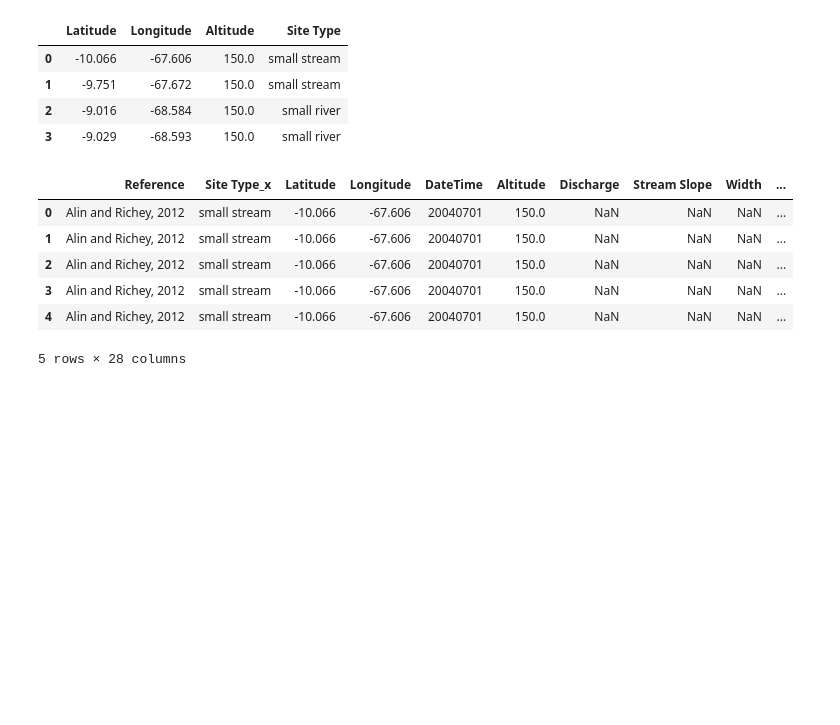
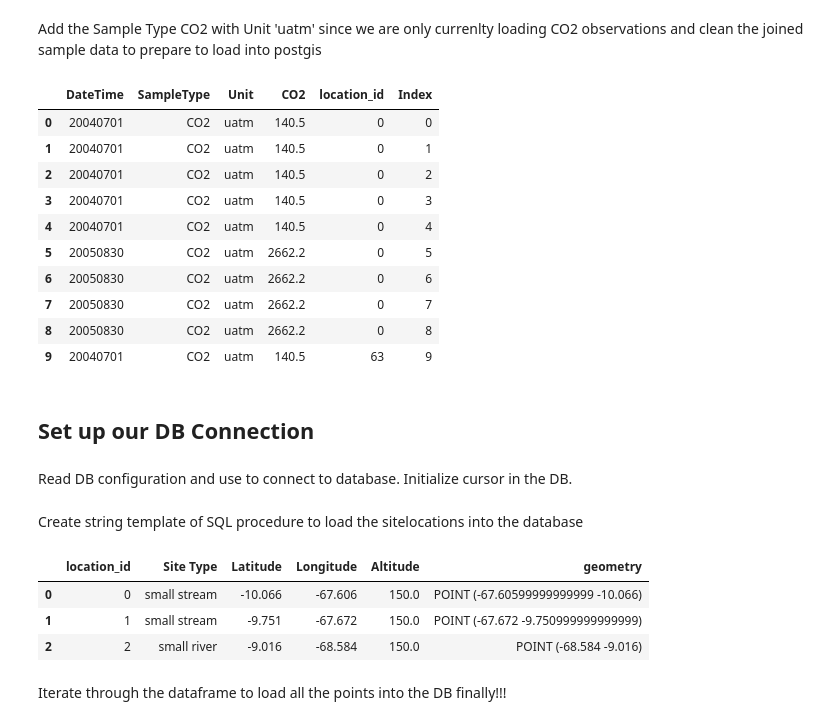
Before and after one commit to geohackweek/ghw2018_web_portal_inlandwater_co2, a Jupyter notebook: notebooks/load_data_to_postgis.ipynb, the cells around one changed output. Saved outputs shown, nothing was run; the diff lists cells and outputs as text; code cells hidden in the pictures; blank space fills up the shorter version.

Commit message:
Finishing up comments and uploading geopandas dataframes to postgres

```diff
--- a/notebooks/load_data_to_postgis.ipynb
+++ b/notebooks/load_data_to_postgis.ipynb
@@ -32,0 +32,6 @@ co2_data_table.head(5)
+# %%
+co2_data_locations = co2_geo_data_table[["Latitude", "Longitude", "Altitude", "Site Type"]].drop_duplicates()
+good_co2_data_locations = co2_data_locations.dropna()
+co2_data_locations_clean = good_co2_data_locations.reset_index(drop='index')
+co2_data_locations_clean.head(5)
+len(co2_data_locations_clean)
@@ -32,0 +42,7 @@ co2_data_table.head(5)
+# %%
+geometry = [Point(xy) for xy in zip(co2_data_locations_clean['Longitude'], co2_data_locations_clean['Latitude'])]
+geometry = GeoSeries(geometry)
+geometry.crs = {'init': 'epsg:4326'}
+co2_geometries = GeoDataFrame(co2_data_locations_clean, geometry=geometry, crs=geometry.crs)
+co2_geometries
+co2_geometries.loc[:, 'location_id'] = co2_geometries.index
@@ -32,0 +58,3 @@ co2_data_table.head(5)
+# %%
+
+samples = gpd.sjoin(co2_geo_data_table, co2_geometries, how="inner", op='intersects')
@@ -32,0 +75,22 @@ co2_data_table.head(5)
+# %% [markdown]
+Add the Sample Type CO2 with Unit 'uatm' since we are only currenlty loading CO2 observations and clean the joined sample data to prepare to load into postgis
+# %%
+samples["SampleType"] = 'CO2'
+samples["Unit"] = 'uatm'
+
+good_samples = samples[["DateTime", "SampleType", "Unit", "CO2", "location_id"]].dropna()
+clean_samples = good_samples[["DateTime", "SampleType", "Unit", "CO2", "location_id"]].reset_index(drop='index')
+clean_samples["Index"] = clean_samples.index
+clean_samples.head(10)
+# %% [output]
+|  | DateTime | SampleType | Unit | CO2 | location_id | Index |
+| 0 | 20040701 | CO2 | uatm | 140.5 | 0 | 0 |
+| 1 | 20040701 | CO2 | uatm | 140.5 | 0 | 1 |
+| 2 | 20040701 | CO2 | uatm | 140.5 | 0 | 2 |
+| 3 | 20040701 | CO2 | uatm | 140.5 | 0 | 3 |
+| 4 | 20040701 | CO2 | uatm | 140.5 | 0 | 4 |
+| 5 | 20050830 | CO2 | uatm | 2662.2 | 0 | 5 |
+| 6 | 20050830 | CO2 | uatm | 2662.2 | 0 | 6 |
+| 7 | 20050830 | CO2 | uatm | 2662.2 | 0 | 7 |
+| 8 | 20050830 | CO2 | uatm | 2662.2 | 0 | 8 |
+| 9 | 20040701 | CO2 | uatm | 140.5 | 63 | 9 |
@@ -33,3 +101,7 @@ co2_data_table.head(5)
+# %% [markdown]
+## Set up our DB Connection
+# %% [markdown]
+Read DB configuration and use to connect to database. Initialize cursor in the DB.
 # %%
 with open(os.path.join(os.path.dirname(os.path.realpath(__file__)), "db.json")) as f:
     db_conn_dict = json.load(f)
@@ -44,9 +110,0 @@ conn = psycopg2.connect(**db_conn_dict)
-# %%
-co2_data_locations = co2_data_table[["Latitude", "Longitude", "Altitude", "Site Type"]].drop_duplicates().reset_index(drop='index')
-co2_data_locations.head(4)
-# %% [output]
-|  | Latitude | Longitude | Altitude | Site Type |
-| 0 | -10.066 | -67.606 | 150.0 | small stream |
-| 1 | -9.751 | -67.672 | 150.0 | small stream |
-| 2 | -9.016 | -68.584 | 150.0 | small river |
-| 3 | -9.029 | -68.593 | 150.0 | small river |
@@ -55,10 +111,2 @@ result = pd.merge(co2_data_table, co2_data_locations, how='left', on=['Latitude'
-# %%
-result.head()
-# %% [output]
-|  | Reference | Site Type_x | Latitude | Longitude | DateTime | Altitude | Discharge | Stream Slope | Width | ... |
-| 0 | Alin and Richey, 2012 | small stream | -10.066 | -67.606 | 20040701 | 150.0 | NaN | NaN | NaN | ... |
-| 1 | Alin and Richey, 2012 | small stream | -10.066 | -67.606 | 20040701 | 150.0 | NaN | NaN | NaN | ... |
-| 2 | Alin and Richey, 2012 | small stream | -10.066 | -67.606 | 20040701 | 150.0 | NaN | NaN | NaN | ... |
-| 3 | Alin and Richey, 2012 | small stream | -10.066 | -67.606 | 20040701 | 150.0 | NaN | NaN | NaN | ... |
-| 4 | Alin and Richey, 2012 | small stream | -10.066 | -67.606 | 20040701 | 150.0 | NaN | NaN | NaN | ... |
-5 rows × 28 columns
+# %% [markdown]
+Create string template of SQL procedure to load the sitelocations into the database
@@ -64,0 +118,9 @@ result.head()
+# %%
+co2_data_locations_clean[["location_id", "Site Type", "Latitude", "Longitude", "Altitude", "geometry"]].head(3)
+# %% [output]
+|  | location_id | Site Type | Latitude | Longitude | Altitude | geometry |
+| 0 | 0 | small stream | -10.066 | -67.606 | 150.0 | POINT (-67.60599999999999 -10.066) |
+| 1 | 1 | small stream | -9.751 | -67.672 | 150.0 | POINT (-67.672 -9.750999999999999) |
+| 2 | 2 | small river | -9.016 | -68.584 | 150.0 | POINT (-68.584 -9.016) |
+# %% [markdown]
+Iterate through the dataframe to load all the points into the DB finally!!!
```
Also changed, not shown: parts of 24 cells of this notebook.
